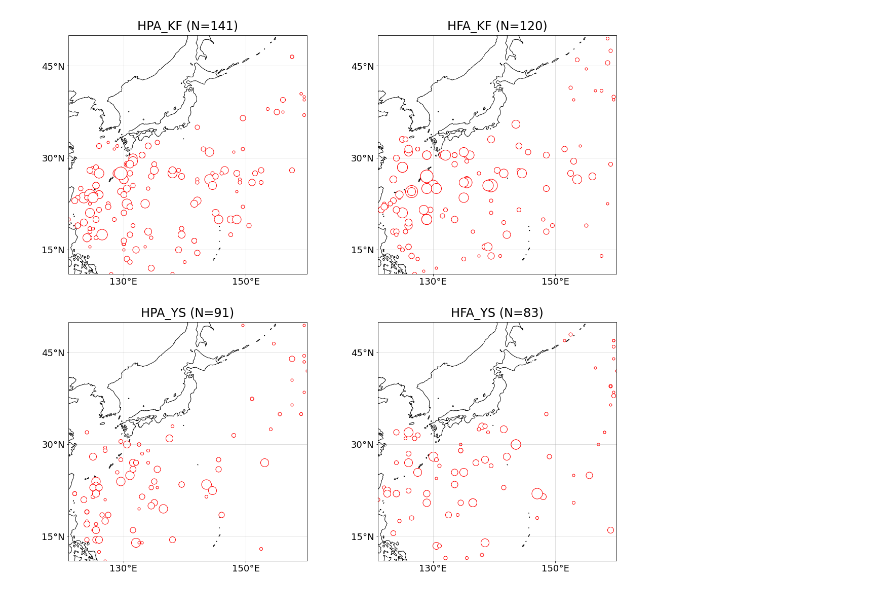
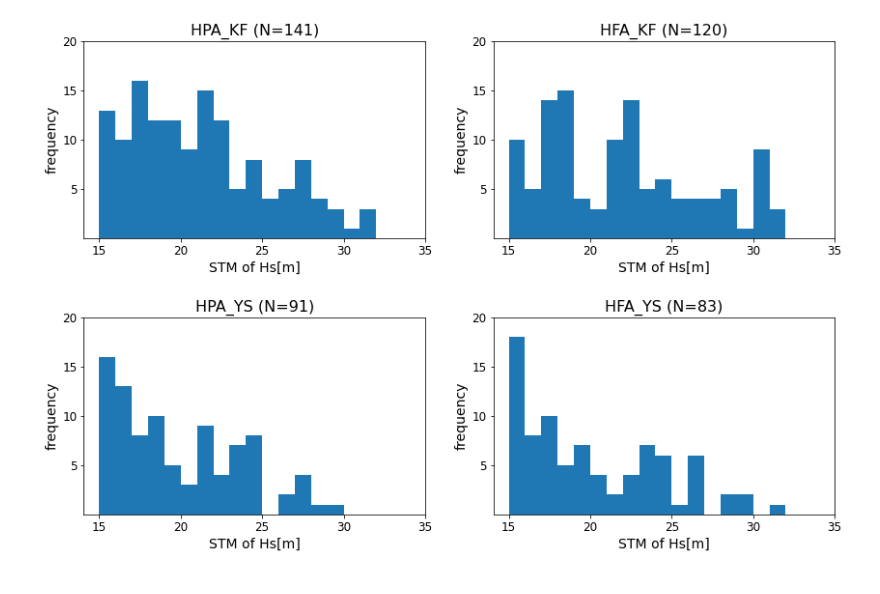
Before and after one commit to greedtn/MRI-AGCM3.2H, a Jupyter notebook: STM/stm_map.ipynb, the cells around one changed output. Saved outputs shown, nothing was run; the diff lists cells and outputs as text; code cells hidden in the pictures.

```diff
--- a/STM/stm_map.ipynb
+++ b/STM/stm_map.ipynb
@@ -9,58 +9,51 @@ import cartopy.crs as ccrs
 from cartopy.mpl.ticker import LongitudeFormatter, LatitudeFormatter
 import matplotlib.ticker as ticker
 import math
+import numpy as np
 
 # 緯度経度の設定
 with open('../lats.csv', 'r') as csv_file:
     csv_reader = reader(csv_file)
     lats = list(csv_reader)
 with open('../lons.csv', 'r') as csv_file:
     csv_reader = reader(csv_file)
     lons = list(csv_reader)
 
 for i in range(79):
     for j in range(79):
         lats[i][j] = float(lats[i][j])
         lons[i][j] = float(lons[i][j])
 
-fig = plt.figure(figsize=(18, 16))
+fig = plt.figure(figsize=(12, 8))
 
 MODEL = ['KF', 'YS']
 
 for model_num in range(len(MODEL)):
     for num in range(2):
         model = MODEL[model_num]
         if num == 0:
             model = 'HPA_' + model
         else:
             model = 'HFA_' + model + '_c0'
 
         with open('../Ex_csv/' + model + '_STM.csv', 'r') as csv_file:
             csv_reader = reader(csv_file)
             STM = list(csv_reader)
 
-        # 描画
-        ax = fig.add_subplot(2, 2, 2 * model_num + num + 1, projection=ccrs.PlateCarree())
-        ax.set_extent((121, 160, 11, 50),ccrs.PlateCarree())
-        for data in STM:
-            ax.plot(lons[int(data[1]) // 79][int(data[1]) % 79], lats[int(data[1]) // 79][int(data[1]) % 79], 'ro', markerfacecolor='#ffffff', markersize=str(math.floor(float(data[0]))-10))
-        ## ここからテンプレ
-        ax.set_xticks([130,150], crs=ccrs.PlateCarree()) # gridを引く経度を指定 360にすると0Wが出ない
-        ax.set_yticks([15, 30, 45], crs=ccrs.PlateCarree()) # gridを引く緯度を指定
-        lon_formatter = LongitudeFormatter(zero_direction_label=True) # 経度
-        lat_formatter = LatitudeFormatter() # 緯度。formatを指定することも可能
-        ax.xaxis.set_major_formatter(lon_formatter)
-        ax.yaxis.set_major_formatter(lat_formatter)
-        ax.axes.tick_params(labelsize=18)
-        ax.grid()
-        gl = ax.gridlines(crs=ccrs.PlateCarree(), draw_labels=False, alpha=0.5) # 経度線・緯度線ラベルを無効
-        gl.xlocator = ticker.FixedLocator([130, 150]) # 経度線
-        gl.ylocator = ticker.FixedLocator([15, 30, 45]) # 緯度線
-        ax.coastlines()
-        ax.set_title(model[:6] + ' (N=' + str(len(STM)) + ')', fontsize=24, pad=10)
+        STM = [float(val[0]) for val in STM]
+        ax = fig.add_subplot(2, 2, 2 * model_num + num + 1)
+        edges = np.arange(15, 35)
+        ax.hist(STM, bins=edges)
+        ax.set_title(model[:6] + ' (N=' + str(len(STM)) + ')', fontsize=16)
+        ax.set_xlabel("STM of Hs[m]", fontsize=14)
+        ax.set_ylabel("frequency", fontsize=14)
+        ax.set_xticks([15, 20, 25, 30, 35])
+        ax.set_yticks([5, 10, 15, 20])
+        ax.tick_params(axis='x', labelsize=12)
+        ax.tick_params(axis='y', labelsize=12)
 
-plt.subplots_adjust(left=0.05, right=0.95, bottom=0.05, top=0.95, wspace=0.1)
-plt.savefig("../img/frequency_of_tc.png")
+plt.subplots_adjust(left=0.05, right=0.95, bottom=0.1, top=0.95, hspace=0.4)
+plt.savefig("../img/hist_of_tc.png")
 plt.show()
 # %% [output]
-[figure, old version]
+[figure, new version]
```
Also changed, not shown: 5 other files.
